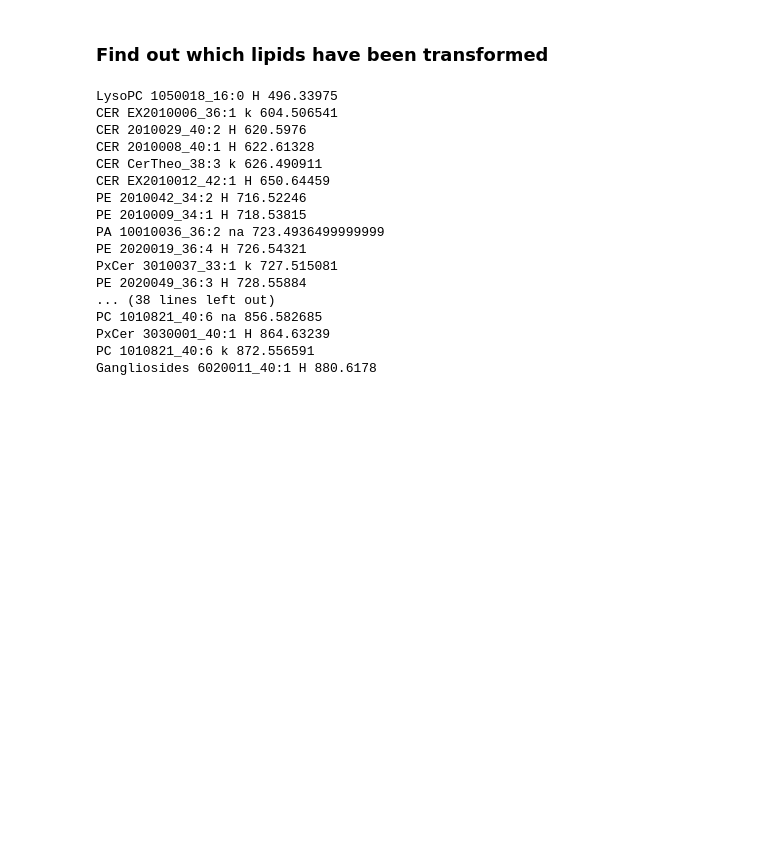
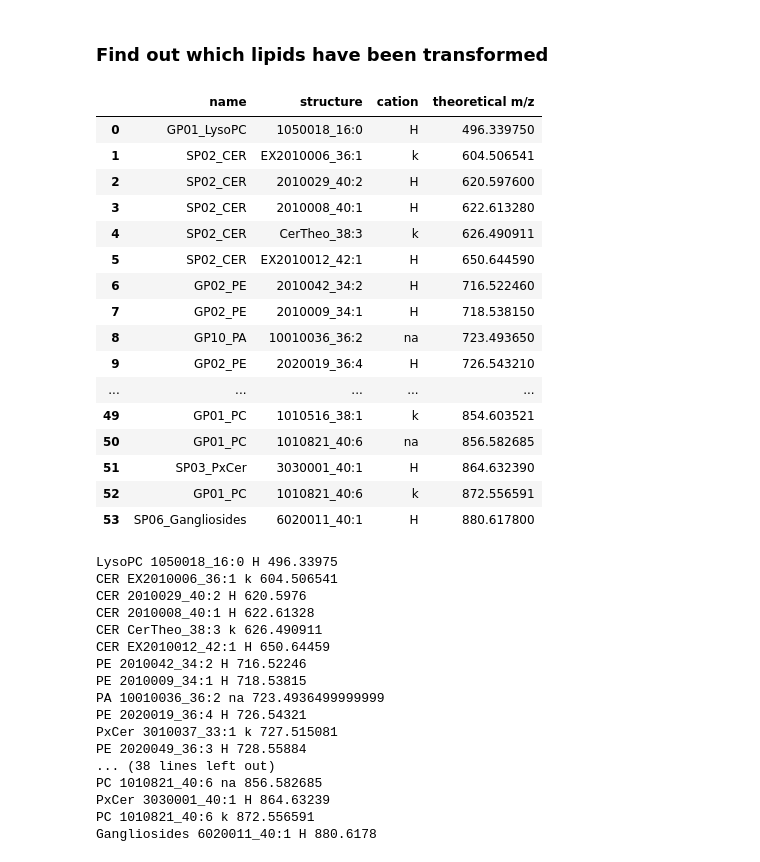
Before and after one commit to ColasDroin/lbae, a Jupyter notebook: lbae/notebooks/data_processing/2_export_annotations.ipynb, the cells around one changed output. Cells and saved outputs as stored; diff of their text form; code cells hidden in the pictures; blank space fills up the shorter version.

```diff
--- a/lbae/notebooks/data_processing/2_export_annotations.ipynb
+++ b/lbae/notebooks/data_processing/2_export_annotations.ipynb
@@ -86,9 +86,8 @@ for path_brain, path_brain_temp, split_value in zip([path_brain_1, path_brain_2]
 42 20220222_MouseBrain2_S42_278x251_Att30_25um
 # %%
 # Merge lists and update slice index for brain_2
-if not brain_1:
-    for idx in range(len(ll_t_names[1])):
-        ll_t_names[1][idx][0]+=90
+for idx in range(len(ll_t_names[1])):
+    ll_t_names[1][idx][0]+=22
 
 l_t_names = ll_t_names[0] + ll_t_names[1]
 
@@ -201,32 +214,50 @@ df_with_lipid_boundaries
 # %% [markdown]
 ### Find out which lipids have been transformed
 # %%
-def build_df_transformed_lipids(brain_1 = True)
+def build_df_transformed_lipids(brain_1 = True):
     # Slice index is irrelevant here
     _, l_lipids_float, _, _ = get_standardized_values(slice_index=1,
                 path_array_data="/data/lipidatlas/data/processed/BRAIN1" if brain_1 else "/data/lipidatlas/data/processed/BRAIN2",
                 path_array_transformed_data="/data/lipidatlas/data/processed/BRAIN1_normalized" if brain_1 else "/data/lipidatlas/data/processed/BRAIN2_normalized")
 
     # Set peak distance treshold for annotation
     THRESH = 0.003
 
     # Define the dataframe that will be filled with annotations
     df_transformed_lipids = pd.DataFrame(columns=list(lipid_list.columns))
 
     for mz_estimated in l_lipids_float:
         # For each mz_mean, find the closest value in lipid_list
         idx = np.argmin(np.abs(lipid_list.iloc[:, 3] - mz_estimated))
         mz_hit = lipid_list.iloc[idx]
 
         # Calculate if the difference is within the threshold
         if abs(mz_estimated - mz_hit.iloc[3]) < THRESH:
             df_transformed_lipids = df_transformed_lipids.append(mz_hit)
 
 
     df_transformed_lipids.to_csv("data/annotations/transformed_lipids_brain_1.csv" if brain_1 else "data/annotations/transformed_lipids_brain_2.csv", index=False)
     df_transformed_lipids.reset_index(drop=True, inplace=True)
     return df_transformed_lipids
 
+build_df_transformed_lipids(brain_1 = False)
 build_df_transformed_lipids(brain_1 = True)
-build_df_transformed_lipids(brain_1 = False)
+# %% [output]
+|  | name | structure | cation | theoretical m/z |
+| 0 | GP01_LysoPC | 1050018_16:0 | H | 496.339750 |
+| 1 | SP02_CER | EX2010006_36:1 | k | 604.506541 |
+| 2 | SP02_CER | 2010029_40:2 | H | 620.597600 |
+| 3 | SP02_CER | 2010008_40:1 | H | 622.613280 |
+| 4 | SP02_CER | CerTheo_38:3 | k | 626.490911 |
+| 5 | SP02_CER | EX2010012_42:1 | H | 650.644590 |
+| 6 | GP02_PE | 2010042_34:2 | H | 716.522460 |
+| 7 | GP02_PE | 2010009_34:1 | H | 718.538150 |
+| 8 | GP10_PA | 10010036_36:2 | na | 723.493650 |
+| 9 | GP02_PE | 2020019_36:4 | H | 726.543210 |
+| ... | ... | ... | ... | ... |
+| 49 | GP01_PC | 1010516_38:1 | k | 854.603521 |
+| 50 | GP01_PC | 1010821_40:6 | na | 856.582685 |
+| 51 | SP03_PxCer | 3030001_40:1 | H | 864.632390 |
+| 52 | GP01_PC | 1010821_40:6 | k | 872.556591 |
+| 53 | SP06_Gangliosides | 6020011_40:1 | H | 880.617800 |
 # %%
```
Also changed, not shown: parts of 3 cells of this notebook, 5 other files.
